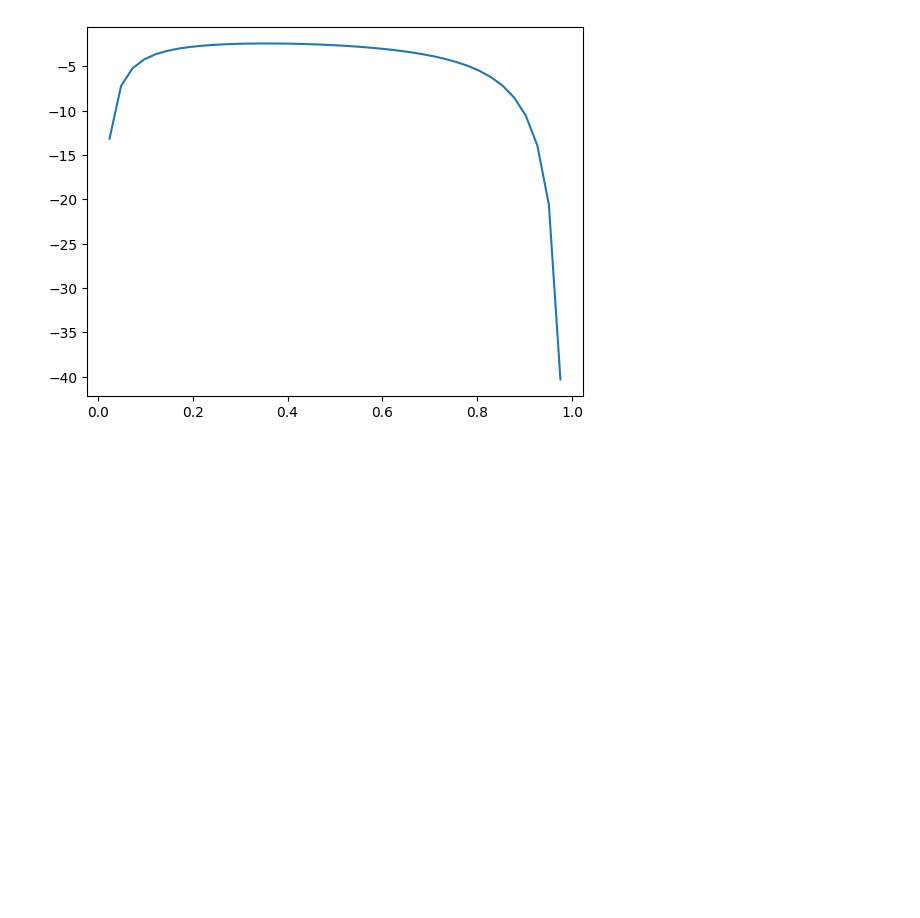
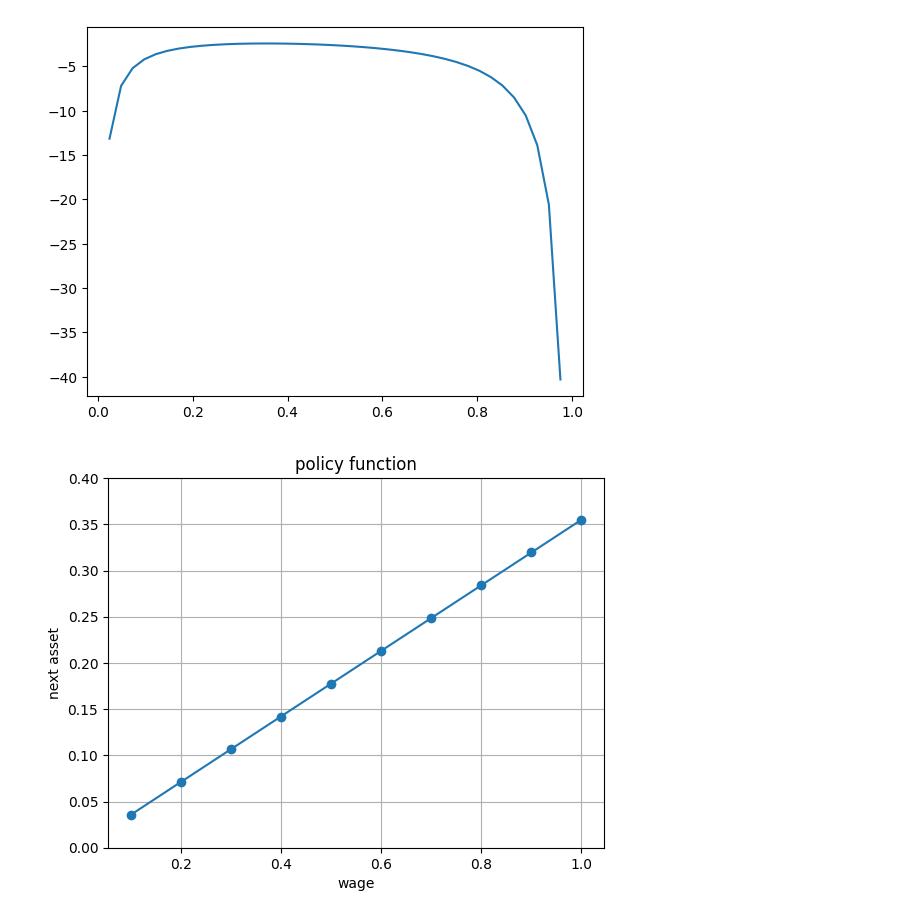
Before and after one commit to Katsushi-Nakanishi/quant-macro, a Jupyter notebook: AssetFunction_gridsearch.ipynb, the cells around one changed output. Cells and saved outputs as stored; diff of their text form; code cells hidden in the pictures; blank space fills up the shorter version.

```diff
--- a/AssetFunction_gridsearch.ipynb
+++ b/AssetFunction_gridsearch.ipynb
@@ -59,3 +62,29 @@ plt.plot(a, reward) # plot(x軸, y軸)でグラフを生成
 # %% [output]
 [<matplotlib.lines.Line2D at 0x...>]
 [figure]
+# %%
+# 2-period model: optimization routine
+
+aplus = np.zeros(NW) # optimal assets for each w
+
+for iw in range(NW): # solve for each wage grid
+
+    def negative_value_func(x): # max value = min negative value, x = assets
+        return - util(w[iw] - x, gamma) - beta*util((1.0+r)*x, gamma)
+
+    result = minimize_scalar(negative_value_func, bounds=(a_l, w[iw])) # minimization
+
+    aplus[iw] = result.x # optimizer
+# %%
+# figure
+
+plt.figure()
+plt.plot(w, aplus, marker='o')
+plt.title("policy function")
+plt.xlabel("wage")
+plt.ylabel("next asset")
+plt.ylim(0, 0.4)
+plt.grid(True)
+plt.show()
+# %% [output]
+[figure, added]
```
Also changed, not shown: parts of 7 cells of this notebook.
